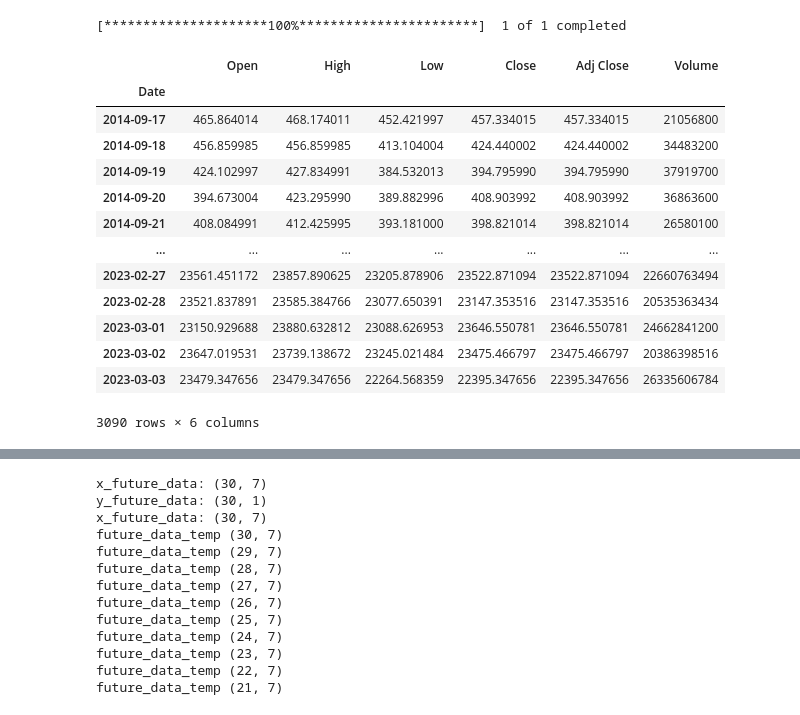
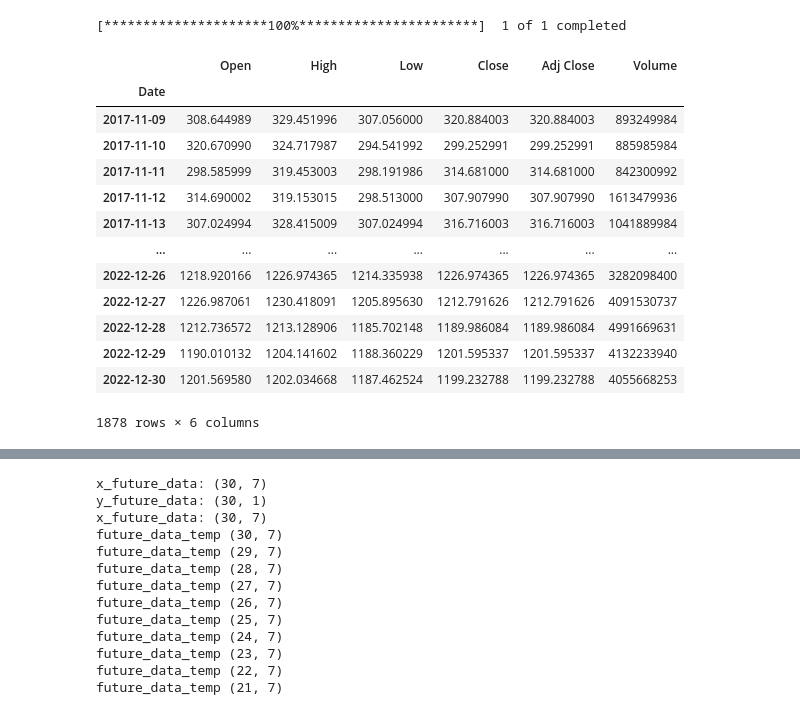
Before and after one commit to amjed87/doc, a Jupyter notebook: Practical/hybrid-LSTM-bidLSTM-GRU/ETH-Case1-indcators.ipynb, the cells around one changed output, grey strips where cells are left out. Saved outputs shown, nothing was run; the diff lists cells and outputs as text; code cells hidden in the pictures.

```diff
--- a/Practical/hybrid-LSTM-bidLSTM-GRU/ETH-Case1-indcators.ipynb
+++ b/Practical/hybrid-LSTM-bidLSTM-GRU/ETH-Case1-indcators.ipynb
@@ -21,27 +21,25 @@ from plotly.subplots import make_subplots
 # %%
 
 # Step 1: Data cleaning
-#data = yf.download(tickers='BTC-usd', start='2014-12-31', end='2022-12-31', interval='1d')
-data = yf.download(tickers='ETH-USD', period='max', interval='1d')
+data = yf.download(tickers='ETH-usd', start='2017-11-09', end='2022-12-31', interval='1d')
 data.dropna(inplace=True)
 data
-# التأكد من الفترة التي وفرها الياهو قبل عملية تحميل البيانات لخلق ملف csv
 # %% [output]
 [*********************100%***********************]  1 of 1 completed
 |  | Open | High | Low | Close | Adj Close | Volume |
 | Date |  |  |  |  |  |  |
-| 2014-09-17 | 465.864014 | 468.174011 | 452.421997 | 457.334015 | 457.334015 | 21056800 |
-| 2014-09-18 | 456.859985 | 456.859985 | 413.104004 | 424.440002 | 424.440002 | 34483200 |
-| 2014-09-19 | 424.102997 | 427.834991 | 384.532013 | 394.795990 | 394.795990 | 37919700 |
-| 2014-09-20 | 394.673004 | 423.295990 | 389.882996 | 408.903992 | 408.903992 | 36863600 |
-| 2014-09-21 | 408.084991 | 412.425995 | 393.181000 | 398.821014 | 398.821014 | 26580100 |
+| 2017-11-09 | 308.644989 | 329.451996 | 307.056000 | 320.884003 | 320.884003 | 893249984 |
+| 2017-11-10 | 320.670990 | 324.717987 | 294.541992 | 299.252991 | 299.252991 | 885985984 |
+| 2017-11-11 | 298.585999 | 319.453003 | 298.191986 | 314.681000 | 314.681000 | 842300992 |
+| 2017-11-12 | 314.690002 | 319.153015 | 298.513000 | 307.907990 | 307.907990 | 1613479936 |
+| 2017-11-13 | 307.024994 | 328.415009 | 307.024994 | 316.716003 | 316.716003 | 1041889984 |
 | ... | ... | ... | ... | ... | ... | ... |
-| 2023-02-27 | 23561.451172 | 23857.890625 | 23205.878906 | 23522.871094 | 23522.871094 | 22660763494 |
-| 2023-02-28 | 23521.837891 | 23585.384766 | 23077.650391 | 23147.353516 | 23147.353516 | 20535363434 |
-| 2023-03-01 | 23150.929688 | 23880.632812 | 23088.626953 | 23646.550781 | 23646.550781 | 24662841200 |
-| 2023-03-02 | 23647.019531 | 23739.138672 | 23245.021484 | 23475.466797 | 23475.466797 | 20386398516 |
-| 2023-03-03 | 23479.347656 | 23479.347656 | 22264.568359 | 22395.347656 | 22395.347656 | 26335606784 |
+| 2022-12-26 | 1218.920166 | 1226.974365 | 1214.335938 | 1226.974365 | 1226.974365 | 3282098400 |
+| 2022-12-27 | 1226.987061 | 1230.418091 | 1205.895630 | 1212.791626 | 1212.791626 | 4091530737 |
+| 2022-12-28 | 1212.736572 | 1213.128906 | 1185.702148 | 1189.986084 | 1189.986084 | 4991669631 |
+| 2022-12-29 | 1190.010132 | 1204.141602 | 1188.360229 | 1201.595337 | 1201.595337 | 4132233940 |
+| 2022-12-30 | 1201.569580 | 1202.034668 | 1187.462524 | 1199.232788 | 1199.232788 | 4055668253 |
-3090 rows × 6 columns
+1878 rows × 6 columns
 # %%
 # Step 2: Feature engineering
 data['RSI']       = ta.rsi(data.Close, length=15)
```
Also changed, not shown: parts of 33 cells of this notebook, 15 other files.
